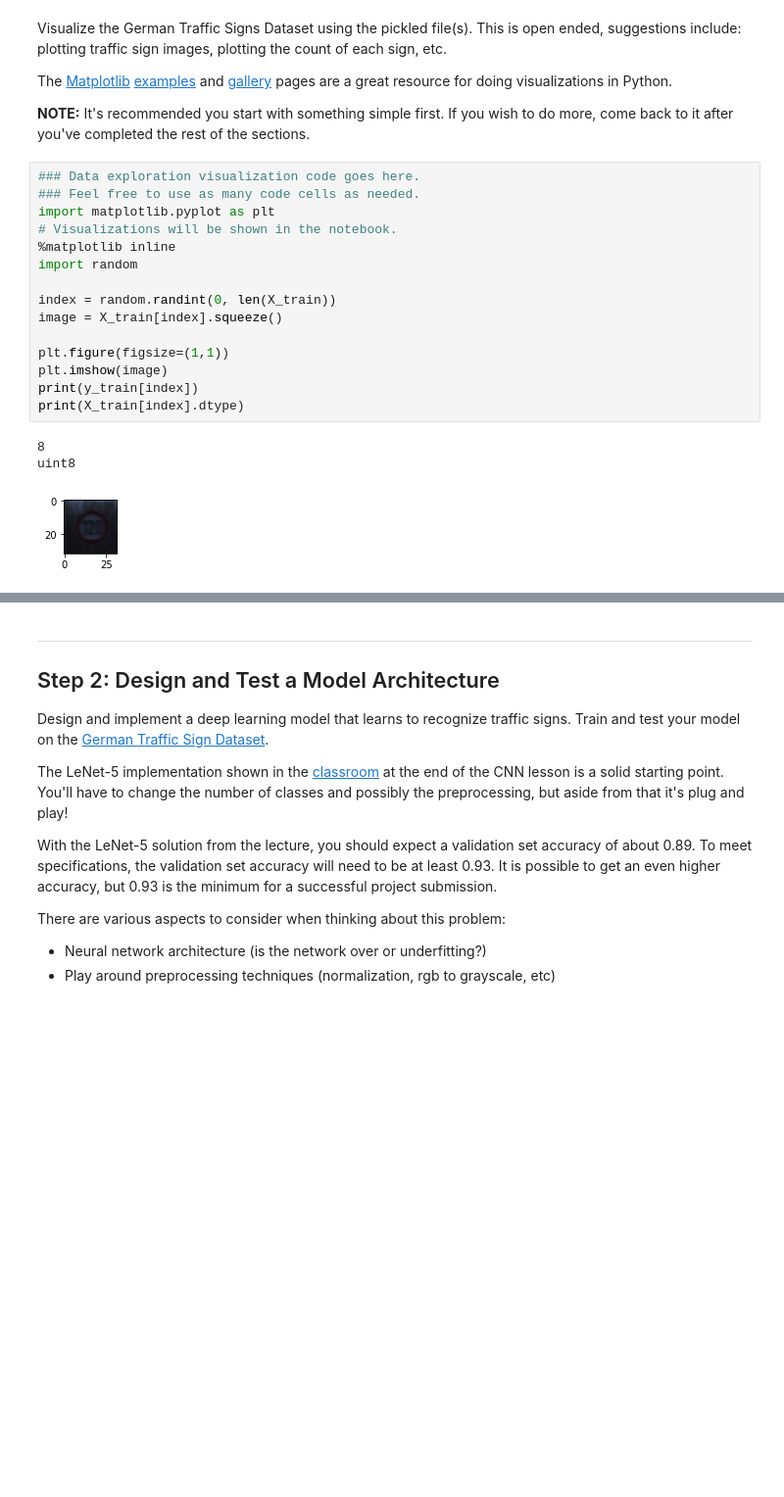
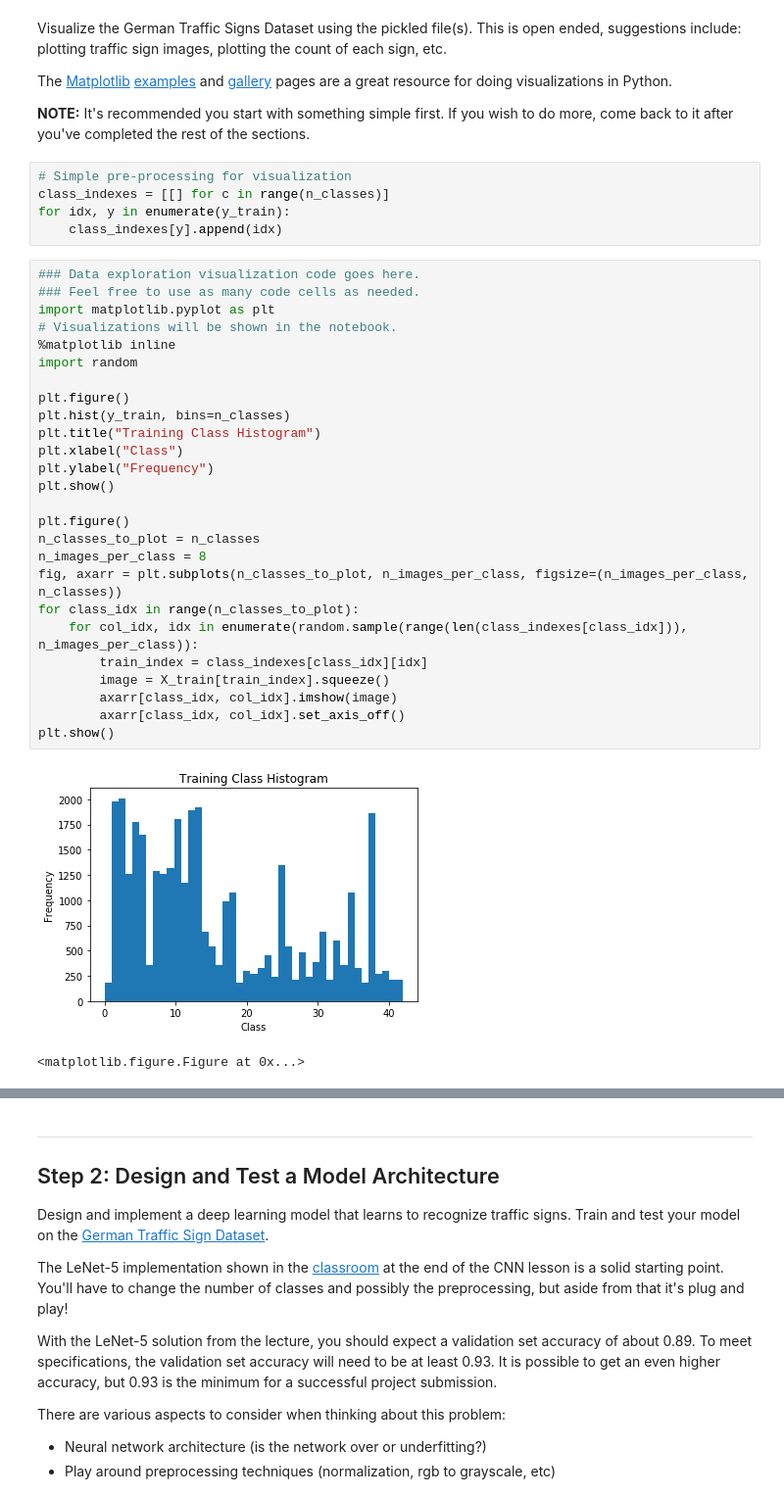
Before and after one commit to tmandal/CarND-Traffic-Sign-Classifier-Project, a Jupyter notebook: Traffic_Sign_Classifier.ipynb, the cells around one changed output, grey strips where cells are left out. Shown at 98% size. Drawn from its saved outputs; the diff is of its cells as text; blank space fills up the shorter version.

```diff
--- a/Traffic_Sign_Classifier.ipynb
+++ b/Traffic_Sign_Classifier.ipynb
@@ -95,22 +95,37 @@ Visualize the German Traffic Signs Dataset using the pickled file(s). This is op
 The [Matplotlib](http://matplotlib.org/) [examples](http://matplotlib.org/examples/index.html) and [gallery](http://matplotlib.org/gallery.html) pages are a great resource for doing visualizations in Python.
 
 **NOTE:** It's recommended you start with something simple first. If you wish to do more, come back to it after you've completed the rest of the sections.
+# %%
+# Simple pre-processing for visualization
+class_indexes = [[] for c in range(n_classes)]
+for idx, y in enumerate(y_train):
+    class_indexes[y].append(idx)
 # %%
 ### Data exploration visualization code goes here.
 ### Feel free to use as many code cells as needed.
 import matplotlib.pyplot as plt
 # Visualizations will be shown in the notebook.
 %matplotlib inline
 import random
 
-index = random.randint(0, len(X_train))
-image = X_train[index].squeeze()
+plt.figure()
+plt.hist(y_train, bins=n_classes)
+plt.title("Training Class Histogram")
+plt.xlabel("Class")
+plt.ylabel("Frequency")
+plt.show()
 
-plt.figure(figsize=(1,1))
-plt.imshow(image)
-print(y_train[index])
-print(X_train[index].dtype)
+plt.figure()
+n_classes_to_plot = n_classes
+n_images_per_class = 8
+fig, axarr = plt.subplots(n_classes_to_plot, n_images_per_class, figsize=(n_images_per_class, n_classes))
+for class_idx in range(n_classes_to_plot):
+    for col_idx, idx in enumerate(random.sample(range(len(class_indexes[class_idx])), n_images_per_class)):
+        train_index = class_indexes[class_idx][idx]
+        image = X_train[train_index].squeeze()
+        axarr[class_idx, col_idx].imshow(image)
+        axarr[class_idx, col_idx].set_axis_off()
+plt.show()
 # %% [output]
+[figure, new version]
-8
-uint8
+<matplotlib.figure.Figure at 0x...>
-[figure, old version]
```
Also changed, not shown: parts of 15 cells of this notebook, 8 other files.
